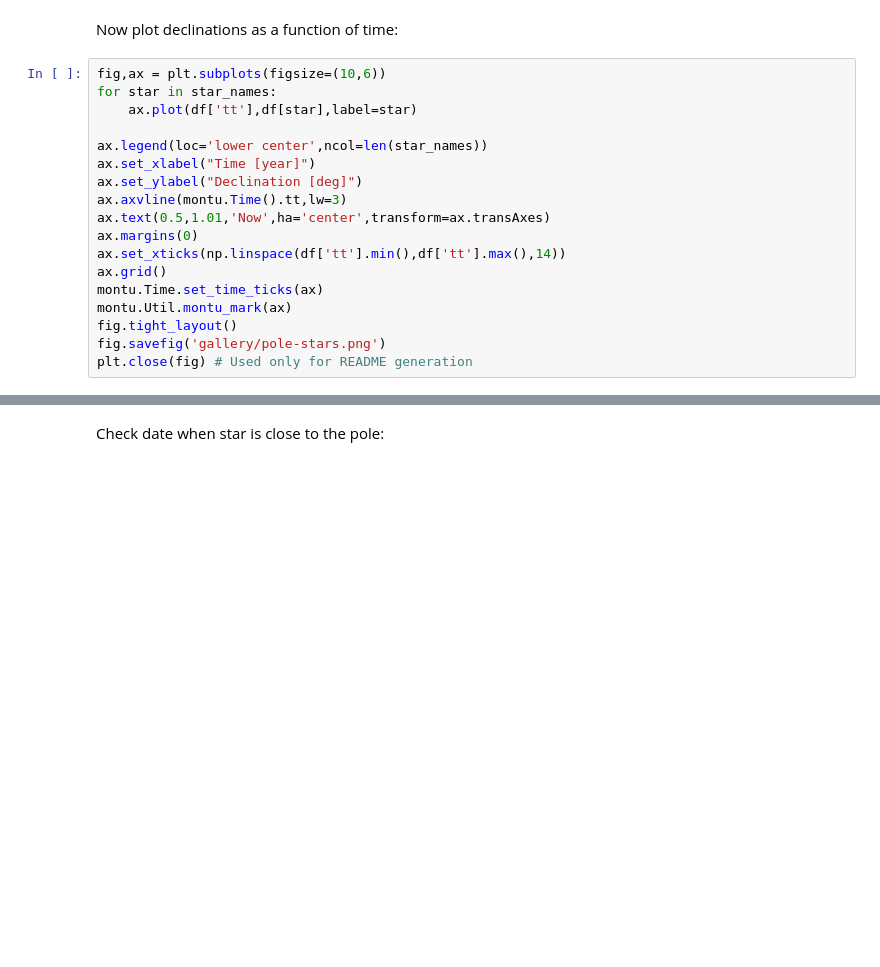
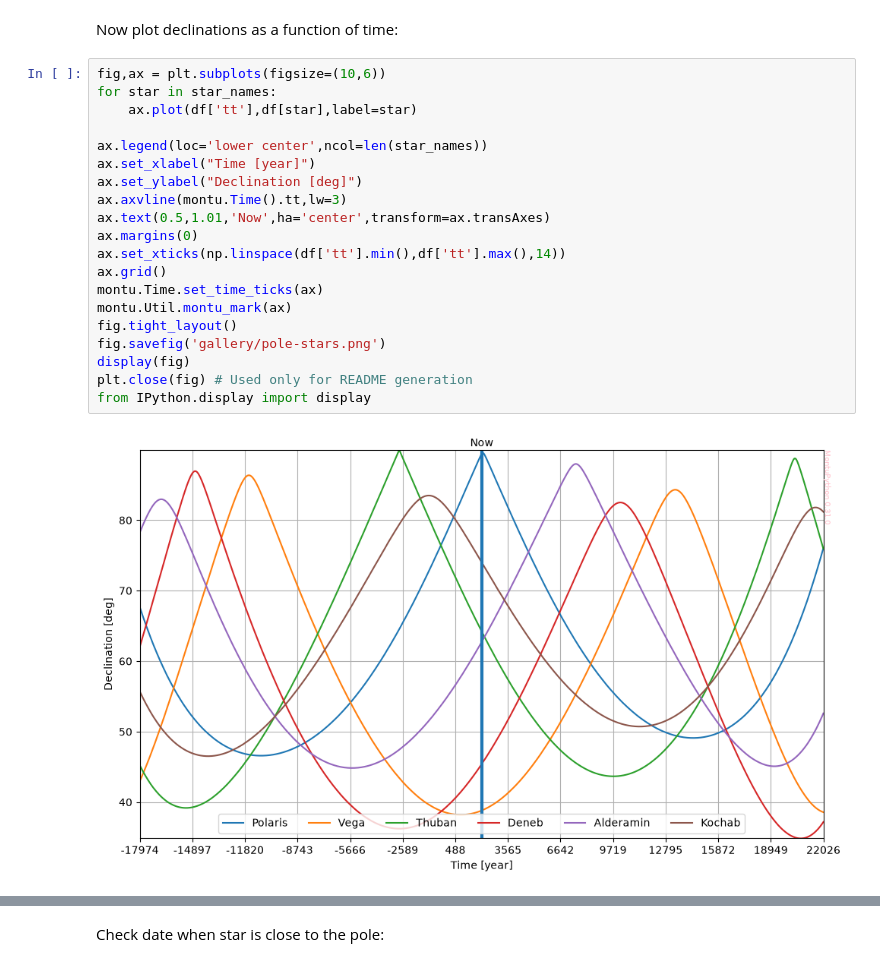
Before and after one commit to seap-udea/MontuPython, a Jupyter notebook: README.ipynb, the cells around one changed output, grey strips where cells are left out. Cells and saved outputs as stored; diff of their text form; blank space fills up the shorter version.

```diff
--- a/README.ipynb
+++ b/README.ipynb
@@ -534,21 +544,25 @@ Now plot declinations as a function of time:
 # %%
 fig,ax = plt.subplots(figsize=(10,6))
 for star in star_names:
     ax.plot(df['tt'],df[star],label=star)
 
 ax.legend(loc='lower center',ncol=len(star_names))
 ax.set_xlabel("Time [year]")
 ax.set_ylabel("Declination [deg]")
 ax.axvline(montu.Time().tt,lw=3)
 ax.text(0.5,1.01,'Now',ha='center',transform=ax.transAxes)
 ax.margins(0)
 ax.set_xticks(np.linspace(df['tt'].min(),df['tt'].max(),14))
 ax.grid()
 montu.Time.set_time_ticks(ax)
 montu.Util.montu_mark(ax)
 fig.tight_layout()
 fig.savefig('gallery/pole-stars.png')
+display(fig)
 plt.close(fig) # Used only for README generation
+from IPython.display import display
+# %% [output]
+[figure, added]
 # %% [markdown]
 <p align="center"><img src="https://github.com/seap-udea/MontuPython/blob/main/gallery/pole-stars.png?raw=true" alt="Logo""/></p>
 # %% [markdown]
```
Also changed, not shown: parts of 5 cells of this notebook, 24 other files.
